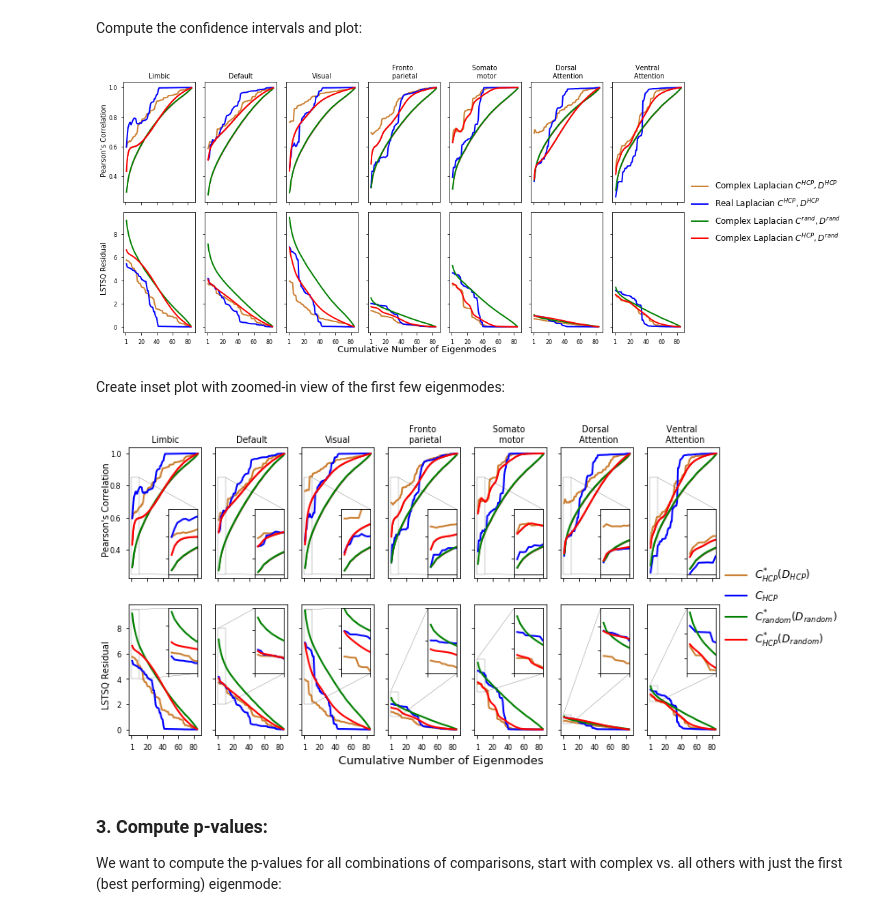
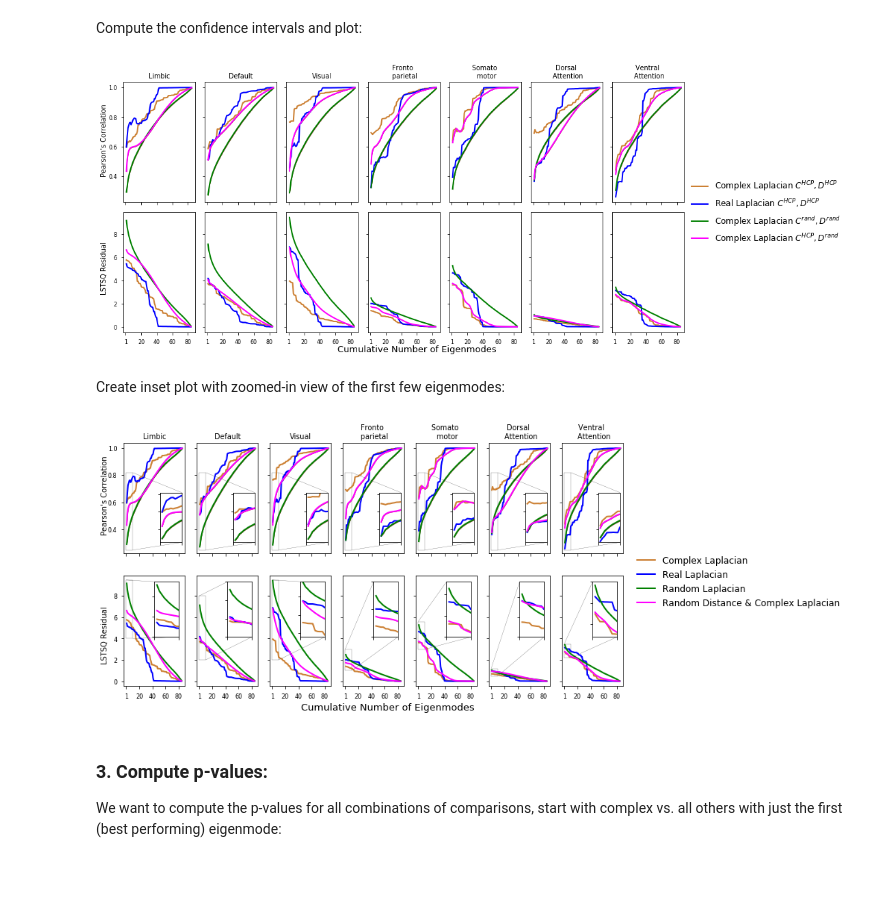
Before and after one commit to axiezai/complex_laplacian, a Jupyter notebook: notebooks/SpatialPearsonR.ipynb, the cells around one changed output. Cells and saved outputs as stored; diff of their text form; code cells hidden in the pictures; blank space fills up the shorter version.

Commit message:
changed color and legends

```diff
--- a/notebooks/SpatialPearsonR.ipynb
+++ b/notebooks/SpatialPearsonR.ipynb
@@ -769,7 +769,7 @@ with plt.style.context("seaborn-paper"):
                 color="maroon",
                 alpha=0.8,
             )
-            ax.plot(np.arange(1, 86), distance_pmean[i, :], color="red", linewidth=LW)
+            ax.plot(np.arange(1, 86), distance_pmean[i, :], color="magenta", linewidth=LW)
             ax.fill_between(
                 np.arange(1, 86),
                 lower_dpr[i, :],
@@ -799,7 +799,7 @@ with plt.style.context("seaborn-paper"):
                 alpha=0.1,
             )
             ax.plot(
-                np.arange(1, 85), distance_rmean[i - 7, :], color="red", linewidth=LW
+                np.arange(1, 85), distance_rmean[i - 7, :], color="magenta", linewidth=LW
             )
             ax.fill_between(
                 np.arange(1, 85),
@@ -828,14 +828,14 @@ with plt.style.context("seaborn-paper"):
         frameon=False,
     )
 # %% [output]
-[figure, old version]
+[figure, new version]
 # %% [markdown]
 Create inset plot with zoomed-in view of the first few eigenmodes:
 # %%
 from mpl_toolkits.axes_grid1.inset_locator import inset_axes
 from mpl_toolkits.axes_grid1.inset_locator import mark_inset
 
-px1, px2, py1, py2 = 0, 10, 0.25, 0.85
+px1, px2, py1, py2 = 0, 10, 0.25, 0.82
 rbound = np.array(
     [
         0,
@@ -889,7 +889,7 @@ with plt.style.context("seaborn-paper"):
                 color="maroon",
                 alpha=0.8,
             )
-            ax.plot(np.arange(1, 86), distance_pmean[i, :], color="red", linewidth=LW)
+            ax.plot(np.arange(1, 86), distance_pmean[i, :], color="magenta", linewidth=LW)
             ax.fill_between(
                 np.arange(1, 86),
                 lower_dpr[i, :],
@@ -898,7 +898,7 @@ with plt.style.context("seaborn-paper"):
                 alpha=0.8,
             )
             # inset:
-            axin = inset_axes(ax, width="40%", height="50%", loc=4)
+            axin = inset_axes(ax, width="40%", height="50%", bbox_to_anchor=(0.10, 0.075, 0.90, 0.9), bbox_transform=ax.transAxes, loc=4)
             axin.plot(
                 np.arange(1, 86),
                 complex_pearsonr[:, i],
@@ -916,7 +916,7 @@ with plt.style.context("seaborn-paper"):
                 color="maroon",
                 alpha=0.8,
             )
-            axin.plot(np.arange(1, 86), distance_pmean[i, :], color="red", linewidth=LW)
+            axin.plot(np.arange(1, 86), distance_pmean[i, :], color="magenta", linewidth=LW)
             axin.fill_between(
                 np.arange(1, 86),
                 lower_dpr[i, :],
@@ -951,7 +951,7 @@ with plt.style.context("seaborn-paper"):
                 alpha=0.1,
             )
             ax.plot(
-                np.arange(1, 85), distance_rmean[i - 7, :], color="red", linewidth=LW
+                np.arange(1, 85), distance_rmean[i - 7, :], color="magenta", linewidth=LW
             )
             ax.fill_between(
                 np.arange(1, 85),
@@ -963,7 +963,7 @@ with plt.style.context("seaborn-paper"):
             ax.set_xticklabels([0, 1, 20, 40, 60, 80])
             ax.xaxis.set_major_locator(plt.MultipleLocator(20))
             # inset:
-            axin = inset_axes(ax, width="40%", height="50%", loc=1)
+            axin = inset_axes(ax, width="40%", height="50%", loc=1, borderpad = 1)
             axin.plot(
                 np.arange(1, 85),
                 complex_residuals[:, i - 7],
@@ -983,41 +983,41 @@ with plt.style.context("seaborn-paper"):
                 color="maroon",
                 alpha=0.1,
             )
             axin.plot(
-                np.arange(1, 85), distance_rmean[i - 7, :], color="red", linewidth=LW
+                np.arange(1, 85), distance_rmean[i - 7, :], color="magenta", linewidth=LW
             )
             axin.fill_between(
                 np.arange(1, 85),
                 lower_drr[i - 7, :],
                 upper_drr[i - 7, :],
                 color="maroon",
                 alpha=0.1,
             )
             axin.set_xlim(rbound[i - 7, 0], rbound[i - 7, 1])
             axin.set_ylim(rbound[i - 7, 2], rbound[i - 7, 3])
             plt.yticks(visible=False)
             plt.xticks(visible=False)
             mark_inset(ax, axin, loc1=2, loc2=4, fc="none", ec="0.2")
 
     # plt.tight_layout()
     corr_fig.text(0.09, 0.60, "Pearson's Correlation", fontsize=10, rotation="vertical")
     corr_fig.text(0.09, 0.20, "LSTSQ Residual", fontsize=10, rotation="vertical")
     corr_fig.text(0.40, 0.05, "Cumulative Number of Eigenmodes", fontsize=13)
     plt.legend(
         [
-            r"$C^{*}_{HCP}(D_{HCP})$",
-            r"$C_{HCP}$",
-            r"$C^{*}_{random}(D_{random})$",
-            r"$C^{*}_{HCP}(D_{random})$",
+            "Complex Laplacian",
+            "Real Laplacian",
+            "Random Laplacian",
+            "Random Distance & Complex Laplacian",
         ],
         loc="center left",
-        bbox_to_anchor=(1, 1),
+        bbox_to_anchor=(1.5, 1),
         fontsize="large",
         frameon=False,
     )
-    # plt.savefig("../figures/fig5/pearson_residual.png", dpi=300, bbox_inches="tight")
+    plt.savefig("../figures/fig5/pearson_residual.png", dpi=300, bbox_inches="tight")
 # %% [output]
-[figure, old version]
+[figure, new version]
 # %% [markdown]
 ### 3. Compute p-values:
 We want to compute the p-values for all combinations of comparisons, start with complex vs. all others with just the first (best performing) eigenmode:
```
Also changed, not shown: parts of 4 cells of this notebook.
